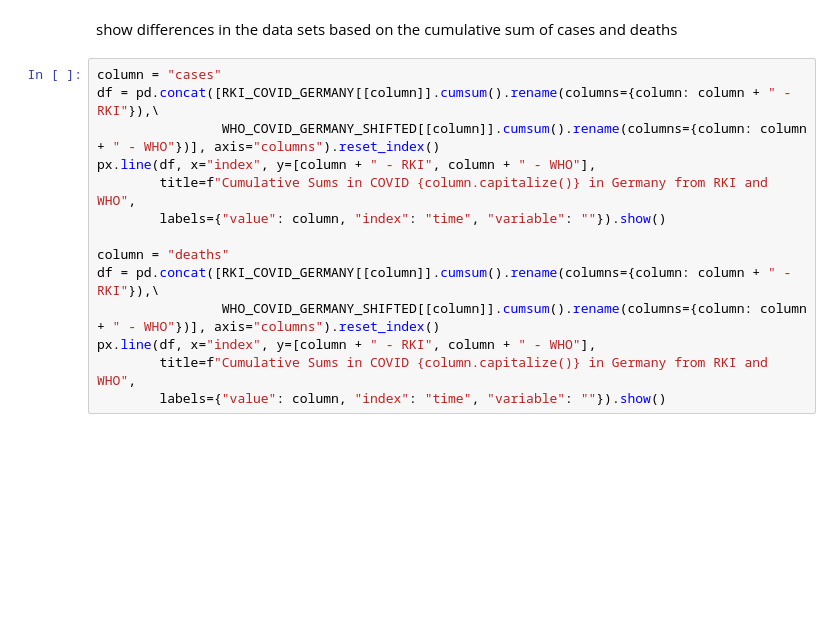
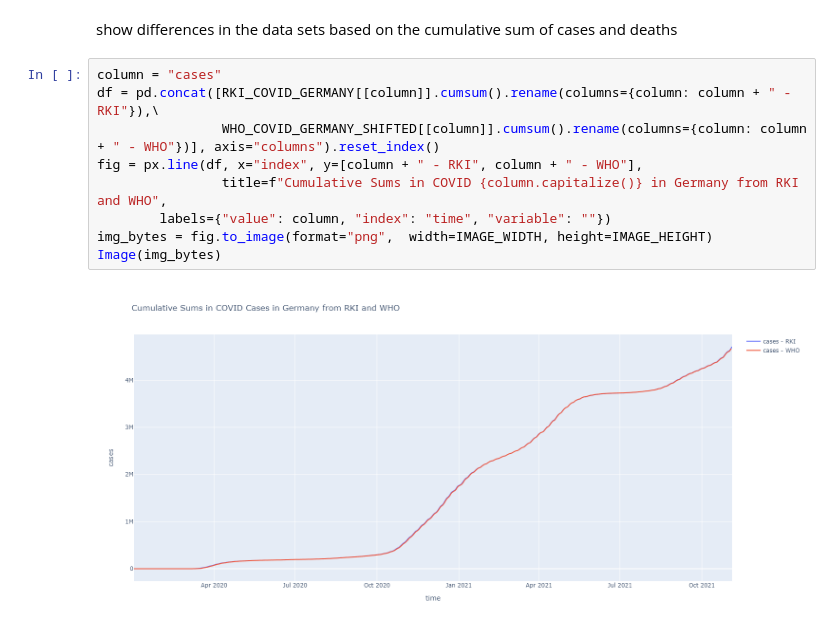
Before and after one commit to runbikeswim/RKI-COVID-15-Data-Sources-Analysis, a Jupyter notebook: RKI_COVID_Data_Comparison.ipynb, the cells around one changed output. Saved outputs shown, nothing was run; the diff lists cells and outputs as text; blank space fills up the shorter version.

```diff
--- a/RKI_COVID_Data_Comparison.ipynb
+++ b/RKI_COVID_Data_Comparison.ipynb
@@ -421,14 +434,11 @@ show differences in the data sets based on the cumulative sum of cases and death
 # %%
 column = "cases"
 df = pd.concat([RKI_COVID_GERMANY[[column]].cumsum().rename(columns={column: column + " - RKI"}),\
                 WHO_COVID_GERMANY_SHIFTED[[column]].cumsum().rename(columns={column: column + " - WHO"})], axis="columns").reset_index()
-px.line(df, x="index", y=[column + " - RKI", column + " - WHO"],
-        title=f"Cumulative Sums in COVID {column.capitalize()} in Germany from RKI and WHO",
-        labels={"value": column, "index": "time", "variable": ""}).show()
-
-column = "deaths"
-df = pd.concat([RKI_COVID_GERMANY[[column]].cumsum().rename(columns={column: column + " - RKI"}),\
-                WHO_COVID_GERMANY_SHIFTED[[column]].cumsum().rename(columns={column: column + " - WHO"})], axis="columns").reset_index()
-px.line(df, x="index", y=[column + " - RKI", column + " - WHO"],
-        title=f"Cumulative Sums in COVID {column.capitalize()} in Germany from RKI and WHO",
-        labels={"value": column, "index": "time", "variable": ""}).show()
+fig = px.line(df, x="index", y=[column + " - RKI", column + " - WHO"],
+                title=f"Cumulative Sums in COVID {column.capitalize()} in Germany from RKI and WHO",
+        labels={"value": column, "index": "time", "variable": ""})
+img_bytes = fig.to_image(format="png",  width=IMAGE_WIDTH, height=IMAGE_HEIGHT)
+Image(img_bytes)
+# %% [output]
+[figure, added]
```
Also changed, not shown: parts of 16 cells of this notebook, 1 other file.
